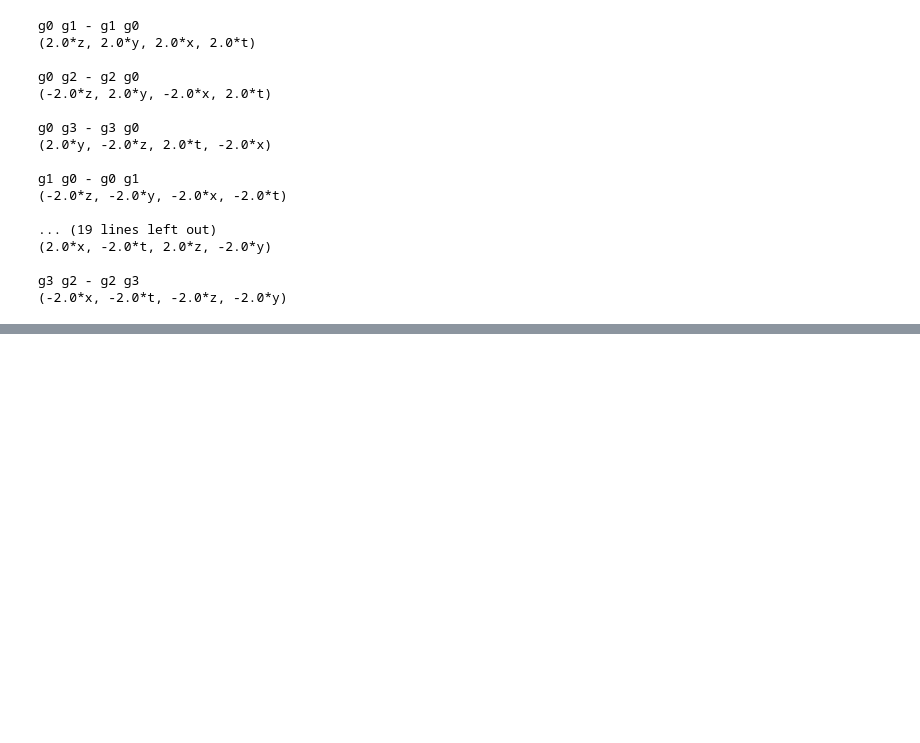
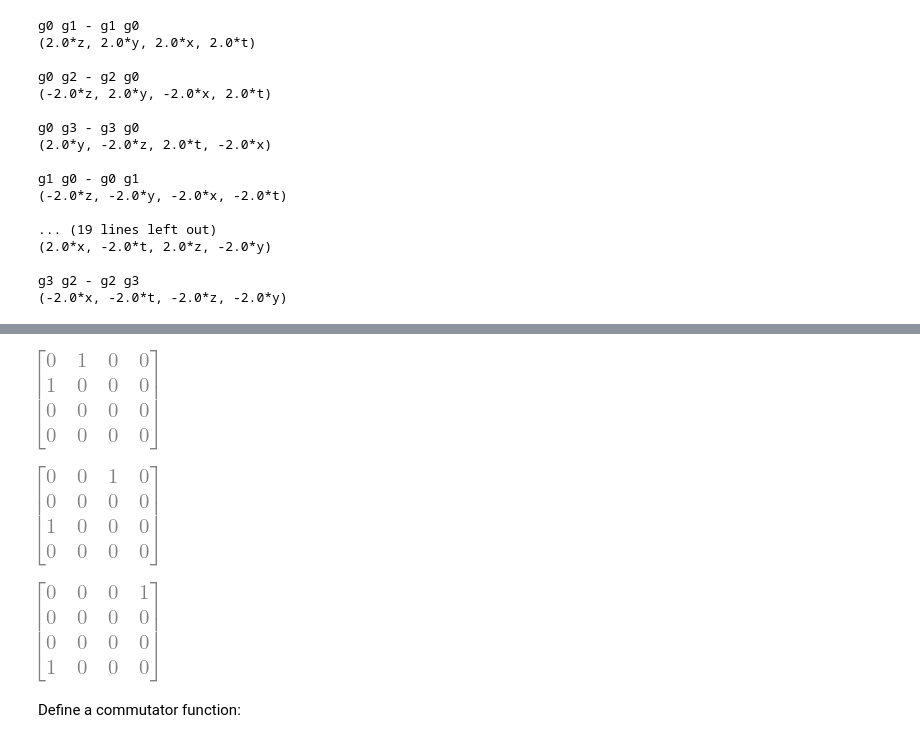
Before and after one commit to dougsweetser/space-time_numbers, a Jupyter notebook: 2022-04-22__gamma_matrices__DS.ipynb, the cells around one changed output, grey strips where cells are left out. Saved outputs shown, nothing was run; the diff lists cells and outputs as text; code cells hidden in the pictures; blank space fills up the shorter version.

```diff
--- a/2022-04-22__gamma_matrices__DS.ipynb
+++ b/2022-04-22__gamma_matrices__DS.ipynb
@@ -887,0 +556,13 @@ I
+# %%
+K1 = (the_16["γ1γ5"] - the_16["σ32"])/2
+K2 = (the_16["σ30_i"] - the_16["-γ5"])/2
+K3 = (the_16["γ2_i"] - the_16["σ01_i"])/2
+display(K1)
+display(K2)
+display(K3)
+# %% [output]
+[figure, added]
+[figure, added]
+[figure, added]
+# %% [markdown]
+Define a commutator function:
```
Also changed, not shown: parts of 53 cells of this notebook, 2 other files.
